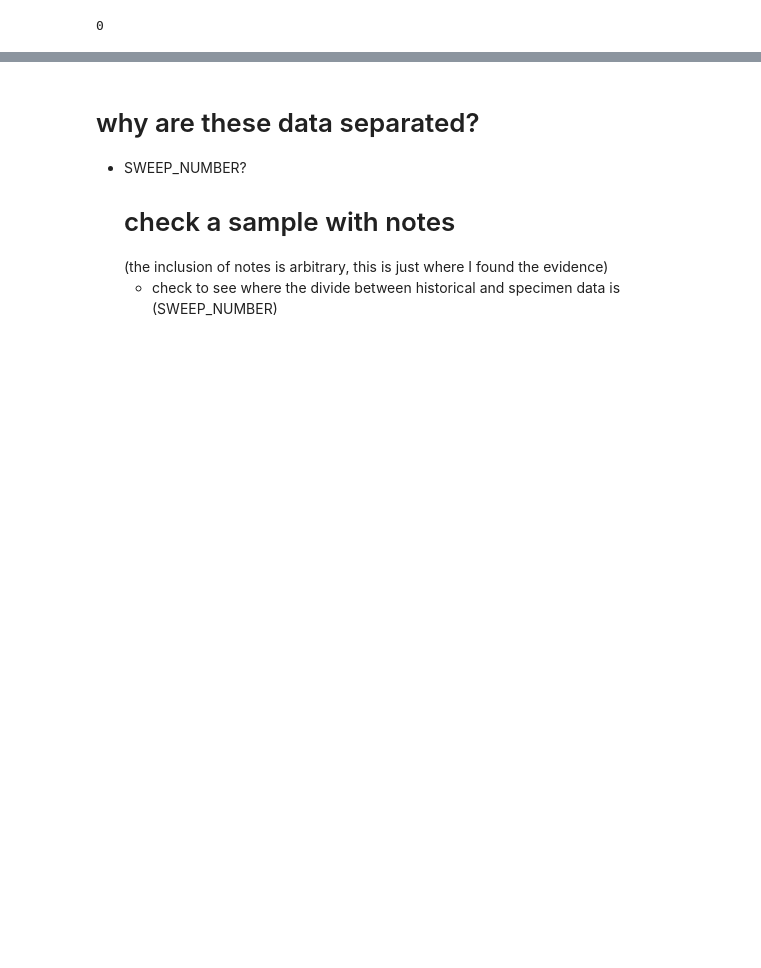
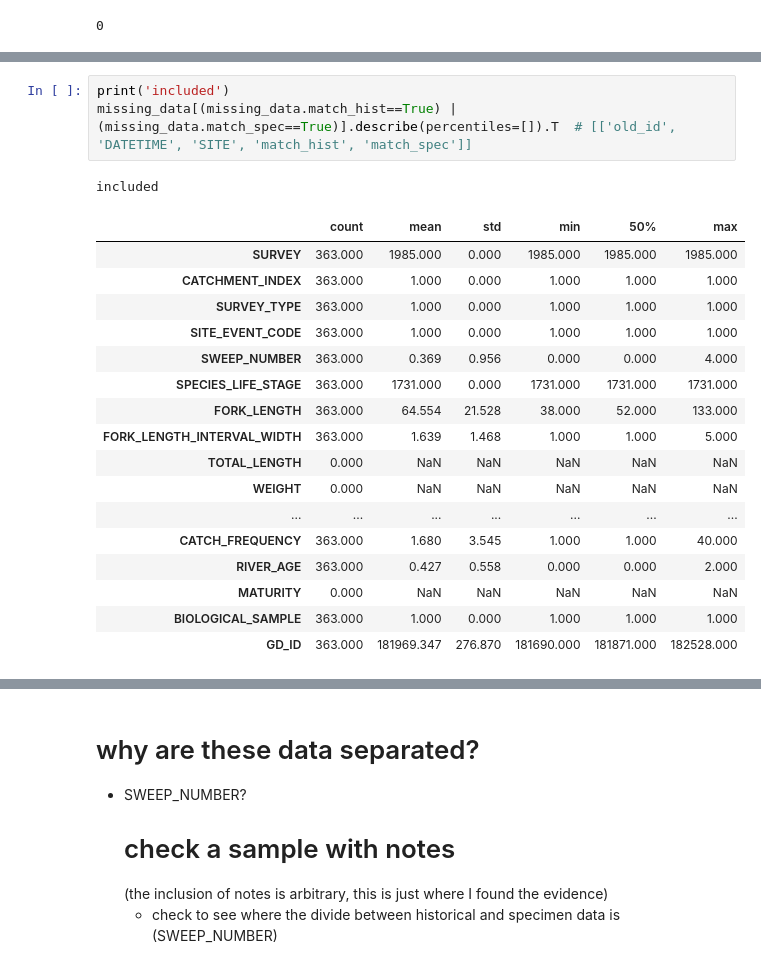
Before and after one commit to dfo-gulf-science/TrapNet-EDA, a Jupyter notebook: Trapnet Historical Data.ipynb, the cells around one changed output, grey strips where cells are left out. Cells and saved outputs as stored; diff of their text form; blank space fills up the shorter version.

```diff
--- a/Trapnet Historical Data.ipynb
+++ b/Trapnet Historical Data.ipynb
@@ -211,0 +277,22 @@ sum(df_catch_frequency_historical.CATCH_FREQUENCY!=1)
+# %%
+print('included')
+missing_data[(missing_data.match_hist==True) | (missing_data.match_spec==True)].describe(percentiles=[]).T  # [['old_id', 'DATETIME', 'SITE', 'match_hist', 'match_spec']]
+# %% [output]
+included
+|  | count | mean | std | min | 50% | max |
+| SURVEY | 363.000 | 1985.000 | 0.000 | 1985.000 | 1985.000 | 1985.000 |
+| CATCHMENT_INDEX | 363.000 | 1.000 | 0.000 | 1.000 | 1.000 | 1.000 |
+| SURVEY_TYPE | 363.000 | 1.000 | 0.000 | 1.000 | 1.000 | 1.000 |
+| SITE_EVENT_CODE | 363.000 | 1.000 | 0.000 | 1.000 | 1.000 | 1.000 |
+| SWEEP_NUMBER | 363.000 | 0.369 | 0.956 | 0.000 | 0.000 | 4.000 |
+| SPECIES_LIFE_STAGE | 363.000 | 1731.000 | 0.000 | 1731.000 | 1731.000 | 1731.000 |
+| FORK_LENGTH | 363.000 | 64.554 | 21.528 | 38.000 | 52.000 | 133.000 |
+| FORK_LENGTH_INTERVAL_WIDTH | 363.000 | 1.639 | 1.468 | 1.000 | 1.000 | 5.000 |
+| TOTAL_LENGTH | 0.000 | NaN | NaN | NaN | NaN | NaN |
+| WEIGHT | 0.000 | NaN | NaN | NaN | NaN | NaN |
+| ... | ... | ... | ... | ... | ... | ... |
+| CATCH_FREQUENCY | 363.000 | 1.680 | 3.545 | 1.000 | 1.000 | 40.000 |
+| RIVER_AGE | 363.000 | 0.427 | 0.558 | 0.000 | 0.000 | 2.000 |
+| MATURITY | 0.000 | NaN | NaN | NaN | NaN | NaN |
+| BIOLOGICAL_SAMPLE | 363.000 | 1.000 | 0.000 | 1.000 | 1.000 | 1.000 |
+| GD_ID | 363.000 | 181969.347 | 276.870 | 181690.000 | 181871.000 | 182528.000 |
```
Also changed, not shown: parts of 17 cells of this notebook.
